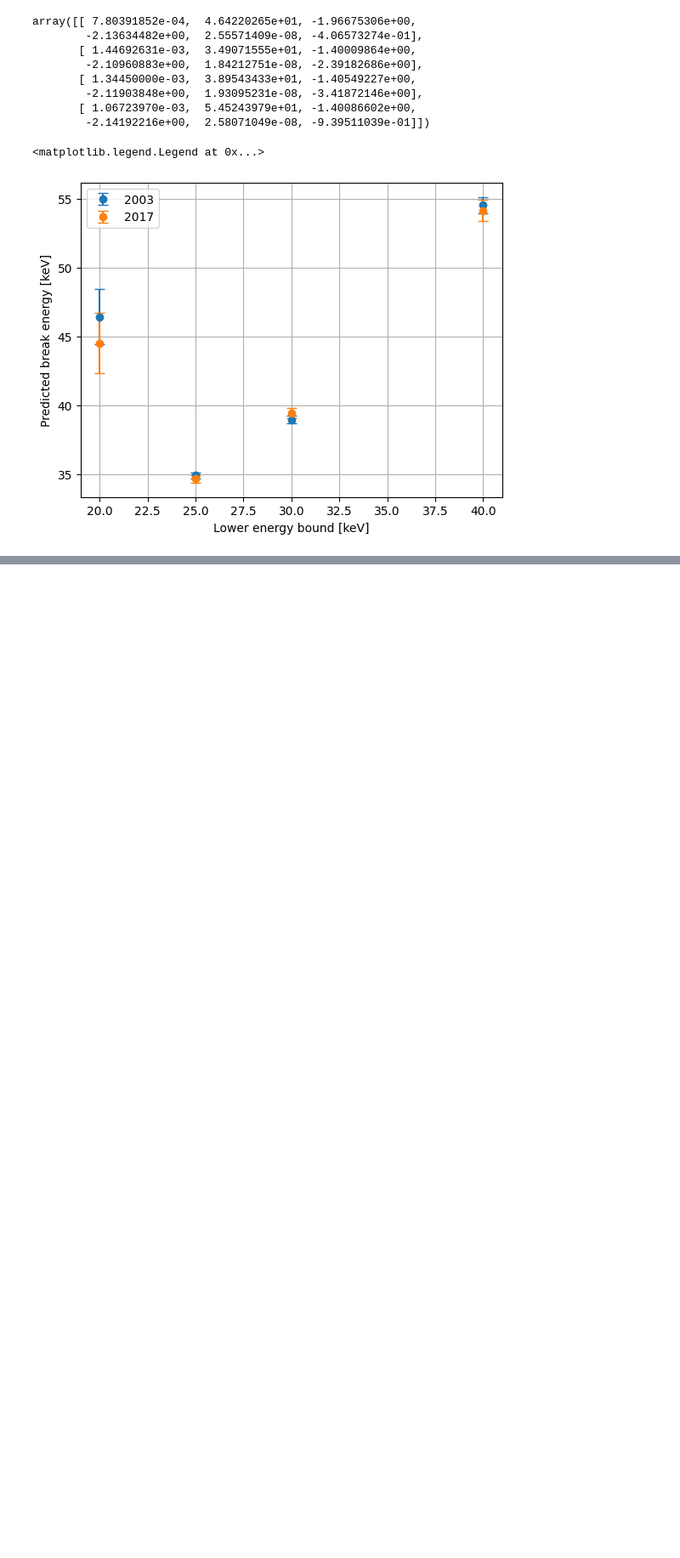
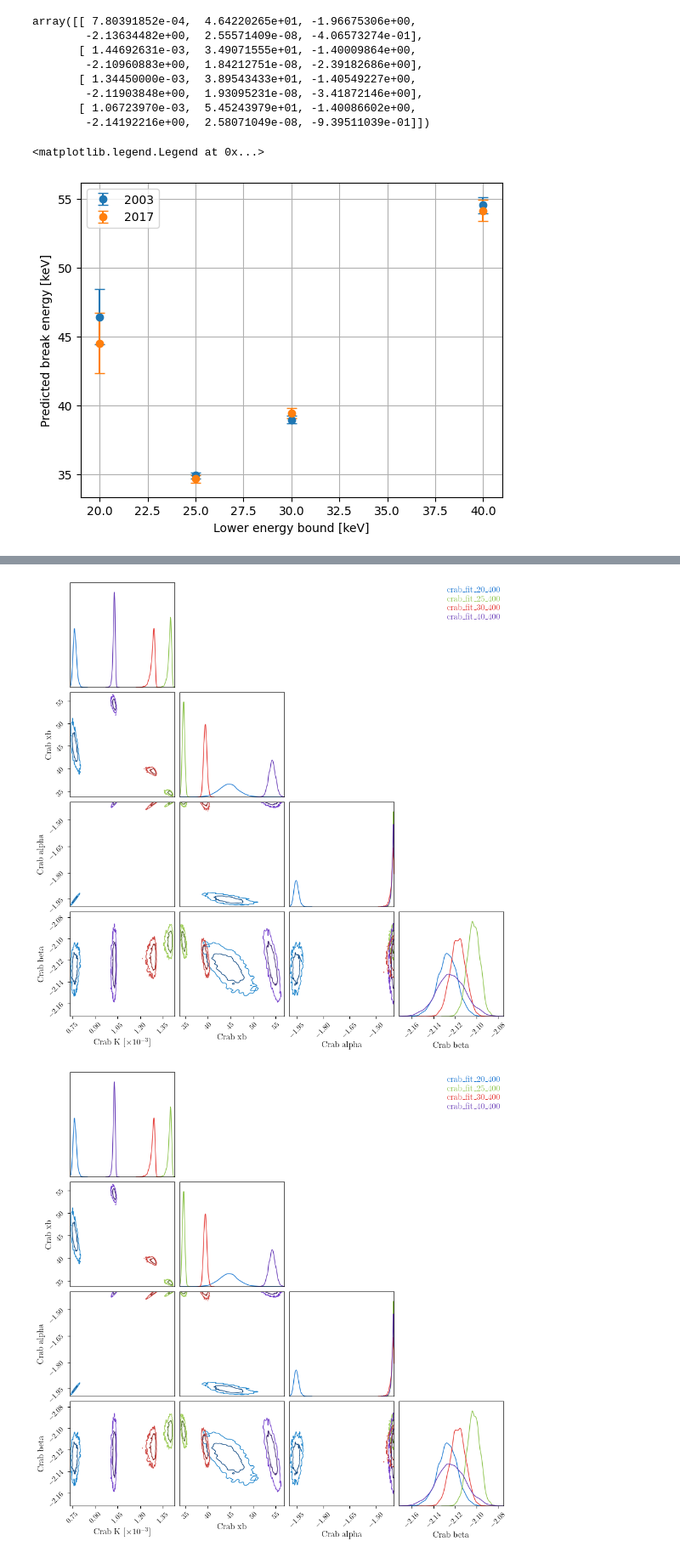
Before and after one commit to timmguthle/INTEGRAL-SPI, a Jupyter notebook: main_files/crab_19/low_energy_fit.ipynb, the cells around one changed output, grey strips where cells are left out. Shown at 85% size. Saved outputs shown, nothing was run; the diff lists cells and outputs as text; code cells hidden in the pictures; blank space fills up the shorter version.

```diff
--- a/main_files/crab_19/low_energy_fit.ipynb
+++ b/main_files/crab_19/low_energy_fit.ipynb
@@ -64,7 +64,7 @@ for n,fit in enumerate(fits_2003[0:]):
     cc_2003.add_chain(np.loadtxt(fit+"/chain.dat"), parameters=params, name=fit.split("/")[-1])
 
 
-for n,fit in enumerate(fits_2017[1:]):
+for n,fit in enumerate(fits_2017[0:]):
     # params = crab_fits.config_low_e_break_2003[n]["p"]
     # params.extend(["$z$"])
     cc_2017.add_chain(np.loadtxt(fit+"/chain.dat"), parameters=params, name=fit.split("/")[-1])
@@ -75,0 +76,5 @@ cc_2003.plotter.plot(parameters=["Crab K","Crab xb", "Crab alpha", "Crab beta"])
+# %%
+cc_2017.plotter.plot(figsize="PAGE", parameters=["Crab K","Crab xb", "Crab alpha", "Crab beta"], legend=True)
+# %% [output]
+[figure, added]
+[figure, added]
```
Also changed, not shown: parts of 2 cells of this notebook, 3 other files.
